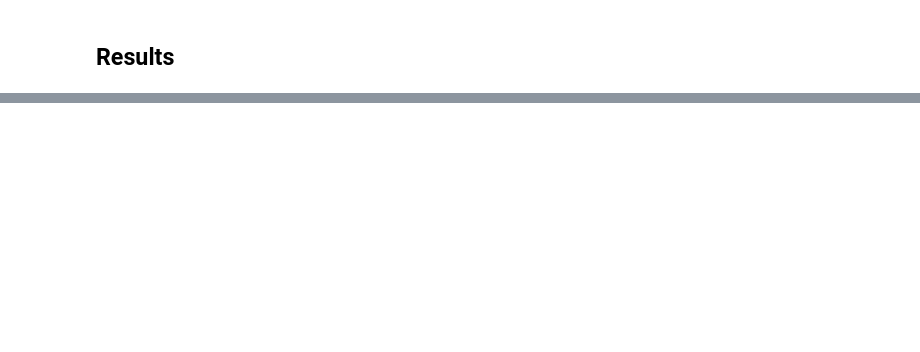
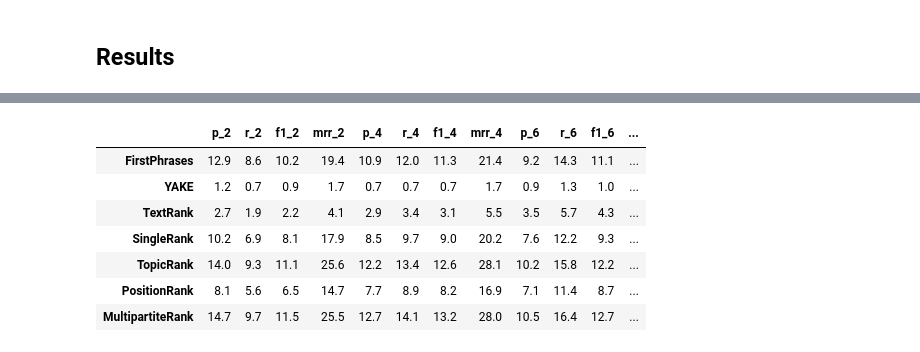
Before and after one commit to CostaFernando/keyword-extraction, a Jupyter notebook: src/keyword_extraction_benchmark.ipynb, the cells around one changed output, grey strips where cells are left out. Saved outputs shown, nothing was run; the diff lists cells and outputs as text; code cells hidden in the pictures; blank space fills up the shorter version.

```diff
--- a/src/keyword_extraction_benchmark.ipynb
+++ b/src/keyword_extraction_benchmark.ipynb
@@ -231,0 +253,36 @@ plt.show()
+# %%
+# Precision, Recall, F1 and MRR table
+
+models_evaluations_data = []
+top_ks = [2,4,6,8]
+columns = []
+
+for k in top_ks:
+  columns.append(f"p_{k}")
+  columns.append(f"r_{k}")
+  columns.append(f"f1_{k}")
+  columns.append(f"mrr_{k}")
+
+for model in models_evaluations.keys():
+  model_evaluations_data = []
+  for k in top_ks:
+    model_evaluations_data.append(models_evaluations[model]["precision_at_k_means"][k])
+    model_evaluations_data.append(models_evaluations[model]["recall_at_k_means"][k])
+    model_evaluations_data.append(models_evaluations[model]["f1_at_k_means"][k])
+    model_evaluations_data.append(models_evaluations[model]["mean_reciprocal_rank_at_ks"][k])
+
+  models_evaluations_data.append(model_evaluations_data)
+
+models_evaluations_data = np.around(np.array(models_evaluations_data) * 100, decimals=1)
+models_evaluations_df = pd.DataFrame(index=list(models_evaluations.keys()), data=models_evaluations_data, columns=columns)
+models_evaluations_df.to_csv("models_evaluations.csv")
+models_evaluations_df
+# %% [output]
+|  | p_2 | r_2 | f1_2 | mrr_2 | p_4 | r_4 | f1_4 | mrr_4 | p_6 | r_6 | f1_6 | ... |
+| FirstPhrases | 12.9 | 8.6 | 10.2 | 19.4 | 10.9 | 12.0 | 11.3 | 21.4 | 9.2 | 14.3 | 11.1 | ... |
+| YAKE | 1.2 | 0.7 | 0.9 | 1.7 | 0.7 | 0.7 | 0.7 | 1.7 | 0.9 | 1.3 | 1.0 | ... |
+| TextRank | 2.7 | 1.9 | 2.2 | 4.1 | 2.9 | 3.4 | 3.1 | 5.5 | 3.5 | 5.7 | 4.3 | ... |
+| SingleRank | 10.2 | 6.9 | 8.1 | 17.9 | 8.5 | 9.7 | 9.0 | 20.2 | 7.6 | 12.2 | 9.3 | ... |
+| TopicRank | 14.0 | 9.3 | 11.1 | 25.6 | 12.2 | 13.4 | 12.6 | 28.1 | 10.2 | 15.8 | 12.2 | ... |
+| PositionRank | 8.1 | 5.6 | 6.5 | 14.7 | 7.7 | 8.9 | 8.2 | 16.9 | 7.1 | 11.4 | 8.7 | ... |
+| MultipartiteRank | 14.7 | 9.7 | 11.5 | 25.5 | 12.7 | 14.1 | 13.2 | 28.0 | 10.5 | 16.4 | 12.7 | ... |
```
Also changed, not shown: parts of 8 cells of this notebook.
